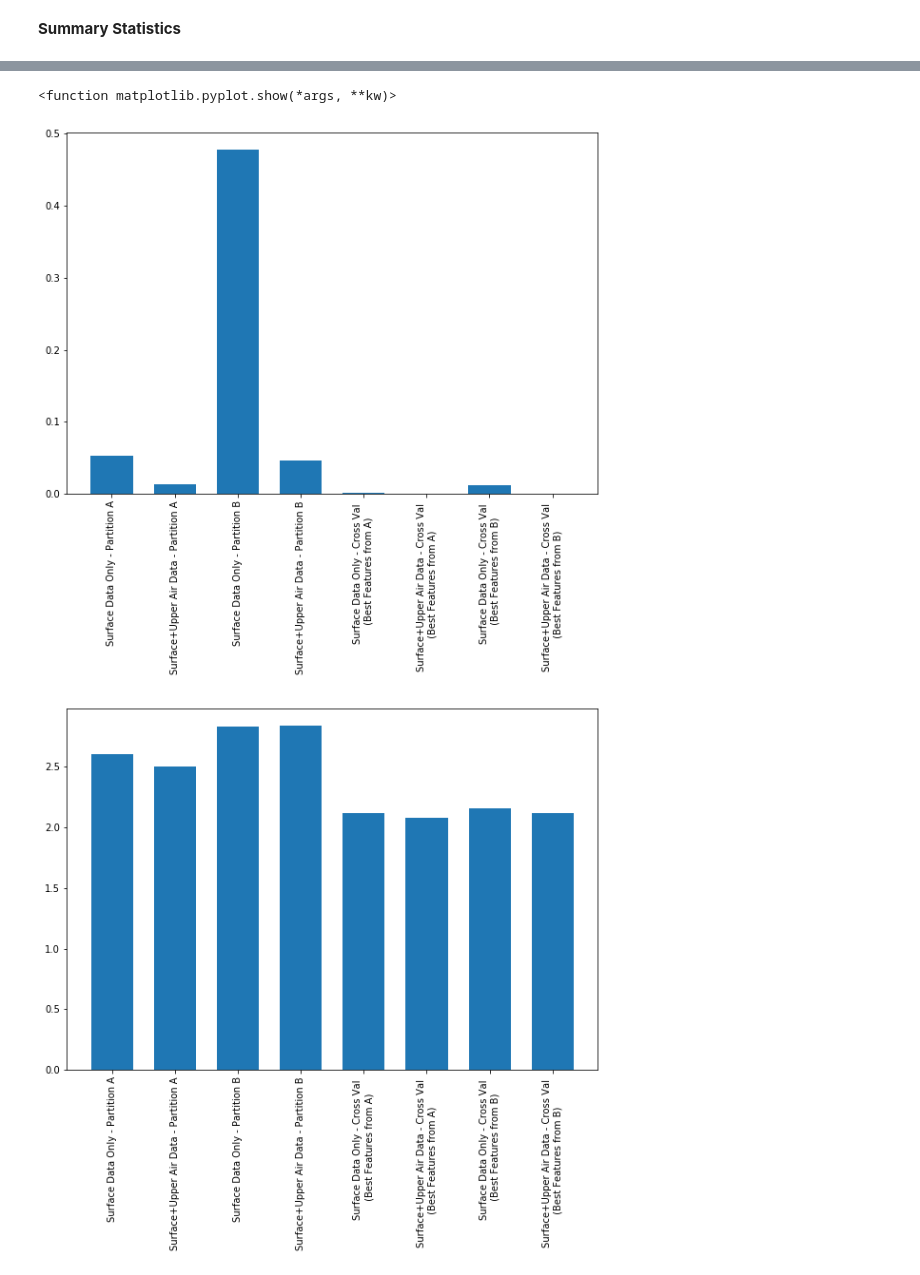
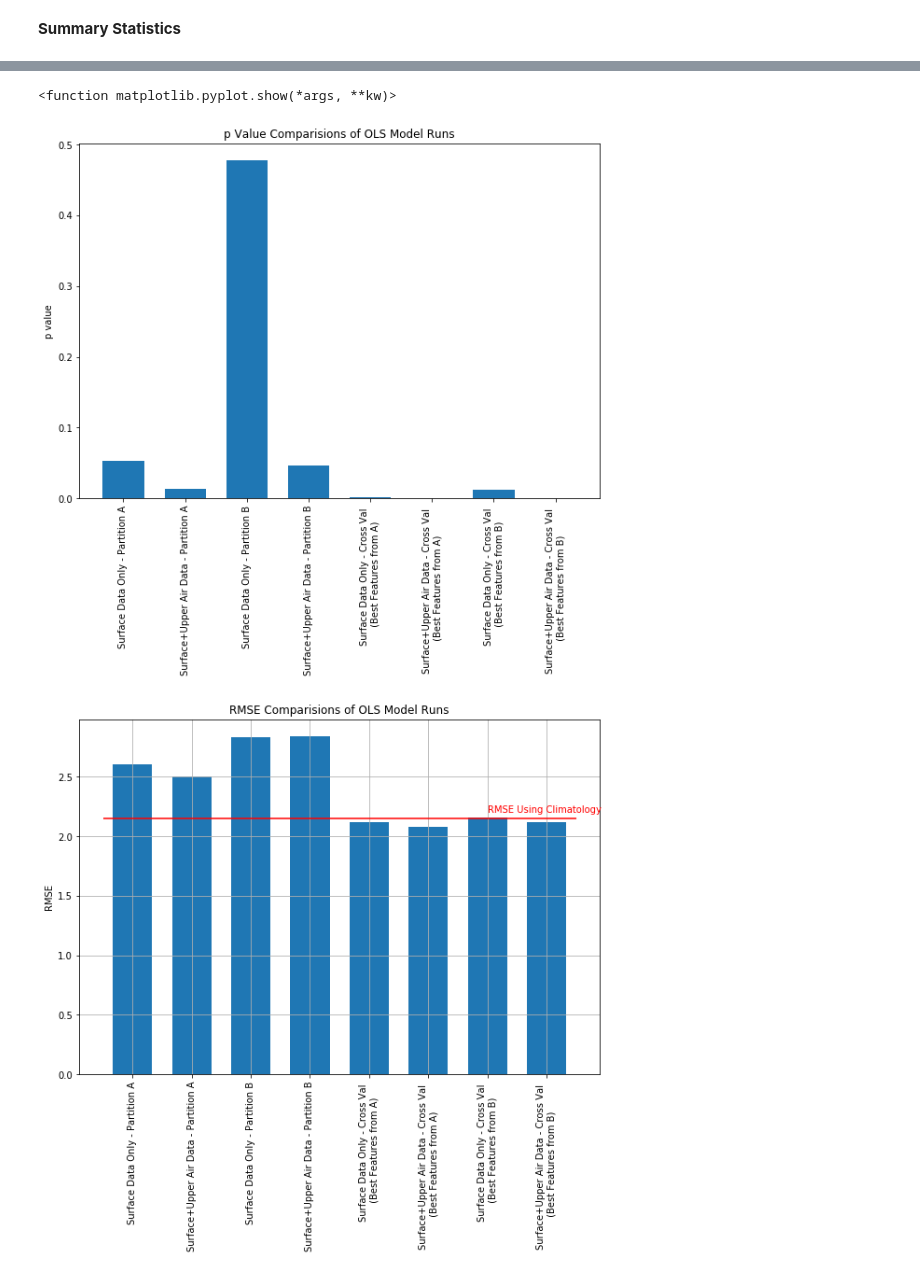
Before and after one commit to dustinrapp/Capstone_Springboard_Intermediate_Python, a Jupyter notebook: Projects/4_Snowfall_Event_Stats.ipynb, the cells around one changed output, grey strips where cells are left out. Drawn from its saved outputs; the diff is of its cells as text; code cells hidden in the pictures.

Commit message:
added annotation line to RMSE plot and updated formats of stat bar plot

```diff
--- a/Projects/4_Snowfall_Event_Stats.ipynb
+++ b/Projects/4_Snowfall_Event_Stats.ipynb
@@ -345,17 +345,26 @@ width = 1/1.5
 #plt.bar(x, y, width, color="blue")
 plt.bar(summary_df['Description '], summary_df['  R-Squared '], width,  tick_label = [x.rstrip() for x in summary_df['Description ']])
 plt.xticks(rotation=90) #, rotation_mode="default", ha = 'left', va = 'bottom')
-
+plt.title('R Squared Comparisions of OLS Model Runs')
+plt.ylabel('R Squared')
 plt.show()
 
 fig = plt.figure(figsize=(10,7))
 plt.bar(summary_df['Description '], summary_df[' p-value '], width,  tick_label = [x.rstrip() for x in summary_df['Description ']])
 plt.xticks(rotation=90) #, rotation_mode="default", ha = 'left', va = 'bottom')
+plt.title('p Value Comparisions of OLS Model Runs')
+plt.ylabel('p value')
 plt.show
 
 fig = plt.figure(figsize=(10,7))
+ax = plt.subplot(1,1,1)
 plt.bar(summary_df['Description '], summary_df[' RMSE'], width,  tick_label = [x.rstrip() for x in summary_df['Description ']])
 plt.xticks(rotation=90) #, rotation_mode="default", ha = 'left', va = 'bottom')
+plt.annotate('RMSE Using Climatology', xy=(6, 2.2), color = 'r')
+plt.grid(True)
+plt.hlines(2.15, -0.5,7.5, color = 'r')
+plt.title('RMSE Comparisions of OLS Model Runs')
+plt.ylabel('RMSE')
 plt.show
 
 #print([x.rstrip() for x in summary_df['Description ']])
@@ -373,3 +382,3 @@ Name: Description , dtype: object
 <function matplotlib.pyplot.show(*args, **kw)>
-[figure, old version]
+[figure, new version]
-[figure, old version]
+[figure, new version]
```
Also changed, not shown: parts of 1 cell of this notebook.
